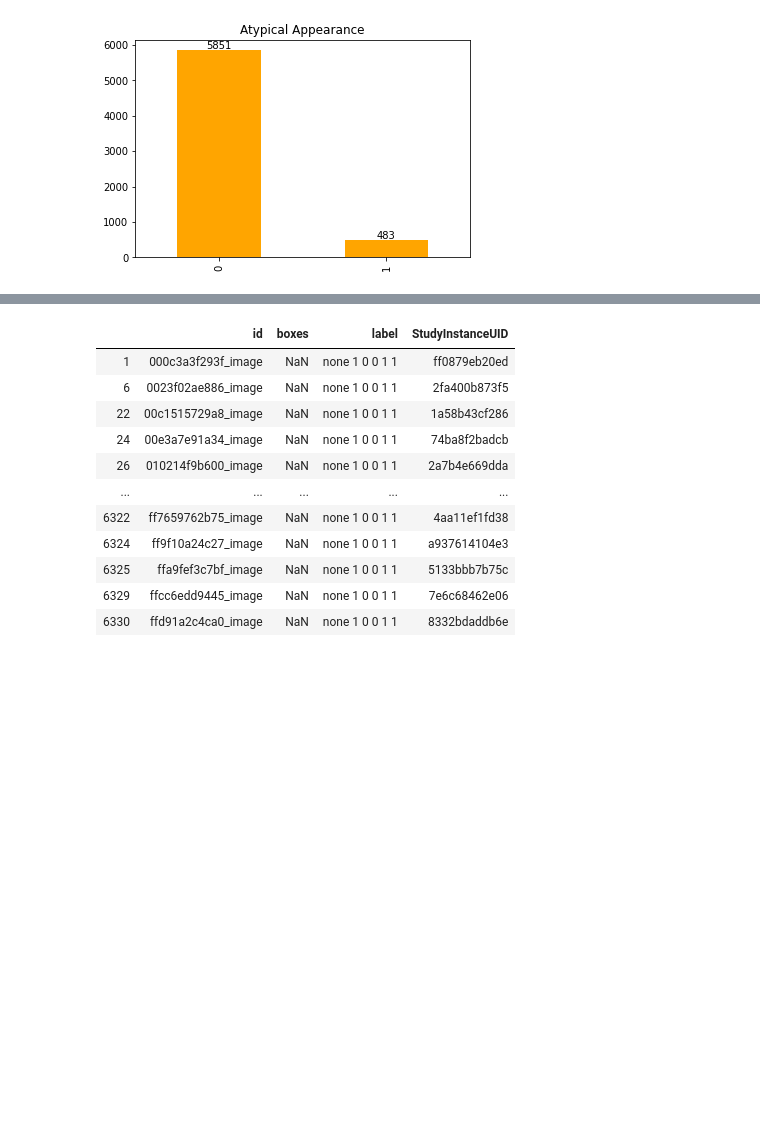
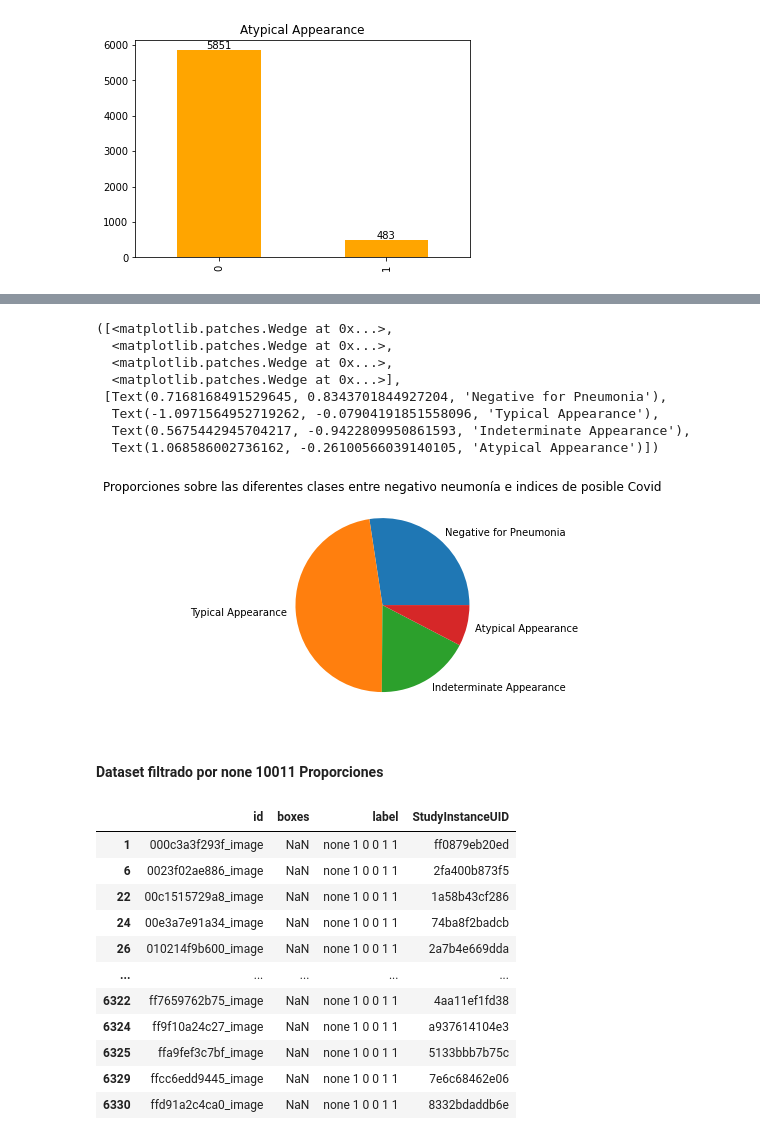
Before and after one commit to Crismaria11/Proyecto2_DS, a Jupyter notebook: Proyecto2_DS.ipynb, the cells around one changed output, grey strips where cells are left out. Cells and saved outputs as stored; diff of their text form; code cells hidden in the pictures; blank space fills up the shorter version.

```diff
--- a/Proyecto2_DS.ipynb
+++ b/Proyecto2_DS.ipynb
@@ -290,3 +448,22 @@ ax.bar_label(ax.containers[0])
+# %%
+count_values = [colNegPneu[1], colTypApp[1], colIntApp[1], colAtyApp[1]]
+labels_values = ['Negative for Pneumonia', 'Typical Appearance', 'Indeterminate Appearance', 'Atypical Appearance']
+
+plt.axis('equal')
+plt.title('Proporciones sobre las diferentes clases entre negativo neumonía e indices de posible Covid')
+plt.pie(count_values, labels=labels_values)
+# %% [output]
+([<matplotlib.patches.Wedge at 0x...>,
+  <matplotlib.patches.Wedge at 0x...>,
+  <matplotlib.patches.Wedge at 0x...>,
+  <matplotlib.patches.Wedge at 0x...>],
+ [Text(0.7168168491529645, 0.8343701844927204, 'Negative for Pneumonia'),
+  Text(-1.0971564952719262, -0.07904191851558096, 'Typical Appearance'),
+  Text(0.5675442945704217, -0.9422809950861593, 'Indeterminate Appearance'),
+  Text(1.068586002736162, -0.26100566039140105, 'Atypical Appearance')])
+[figure, added]
+# %% [markdown]
+#### Dataset filtrado por none 10011 Proporciones
 # %%
 df1.loc[df1['label'] == 'none 1 0 0 1 1']
 # %% [output]
```
Also changed, not shown: parts of 31 cells of this notebook, 1 other file.
